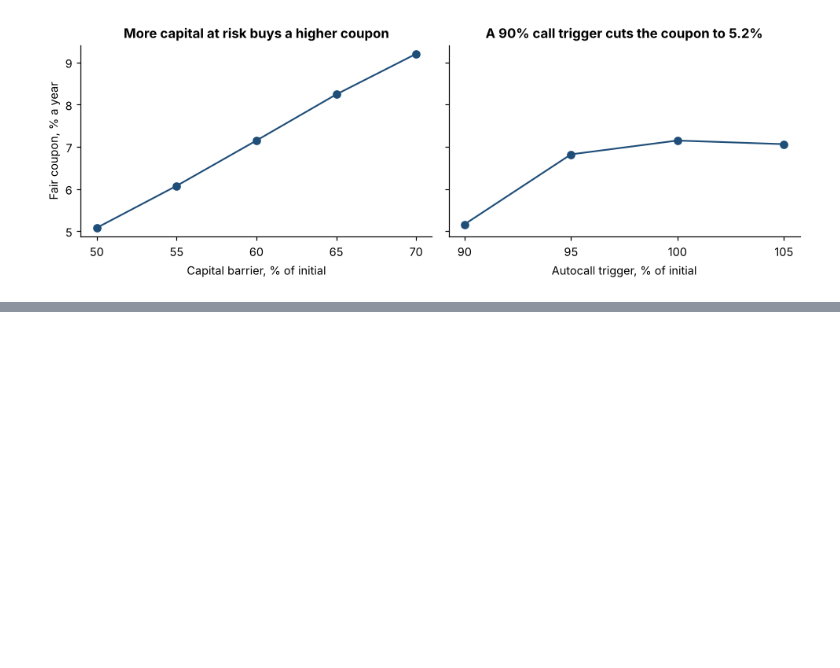
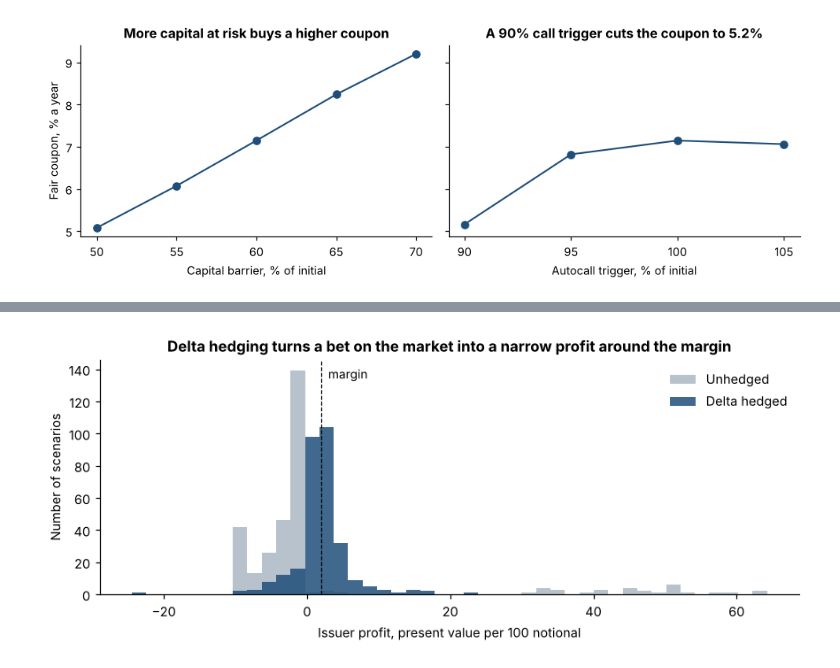
Before and after one commit to Lakshayx007/autocall-lab, a Jupyter notebook: notebooks/autocall_lab.ipynb, the cells around one changed output, grey strips where cells are left out. Cells and saved outputs as stored; diff of their text form; code cells hidden in the pictures; blank space fills up the shorter version.

```diff
--- a/notebooks/autocall_lab.ipynb
+++ b/notebooks/autocall_lab.ipynb
@@ -407,0 +424,10 @@ coupon is 5.16%, against 7.15% at 100%.
+# %%
+from dataclasses import replace
+
+from autocall import hedging as H
+
+ts_h = replace(ts, coupon_pa=fc[MARGIN])
+fv_h = mc.price(ts_h, mkt, z=z_fc).price
+hr = H.simulate(ts_h, mkt)
+print(f"Coupon {ts_h.coupon_pa:.2%} a year; fair value {fv_h:.2f}, so the margin at issue is {ts_h.issue_price - fv_h:.2f}.")
+print(f"{len(hr.hedged)} scenarios, rebalanced {hr.rebalances_per_year} times a year, {hr.inner_paths:,} paths per revaluation.")
@@ -407,0 +465,13 @@ coupon is 5.16%, against 7.15% at 100%.
+# %%
+fig, ax = plt.subplots(figsize=(8, 3.4))
+bins = np.linspace(min(hr.unhedged.min(), hr.hedged.min()), max(hr.unhedged.max(), hr.hedged.max()), 45)
+ax.hist(hr.unhedged, bins=bins, color=GREYS[1], label="Unhedged")
+ax.hist(hr.hedged, bins=bins, color=ACCENT, alpha=0.85, label="Delta hedged")
+ax.axvline(ts_h.issue_price - fv_h, color="black", lw=0.8, ls="--")
+ax.text(ts_h.issue_price - fv_h, ax.get_ylim()[1] * 0.92, "  margin", fontsize=9)
+ax.set(title="Delta hedging turns a bet on the market into a narrow profit around the margin",
+       xlabel="Issuer profit, present value per 100 notional", ylabel="Number of scenarios")
+ax.legend(frameon=False)
+plt.tight_layout()
+# %% [output]
+[figure, added]
```
Also changed, not shown: parts of 6 cells of this notebook, 3 other files.
